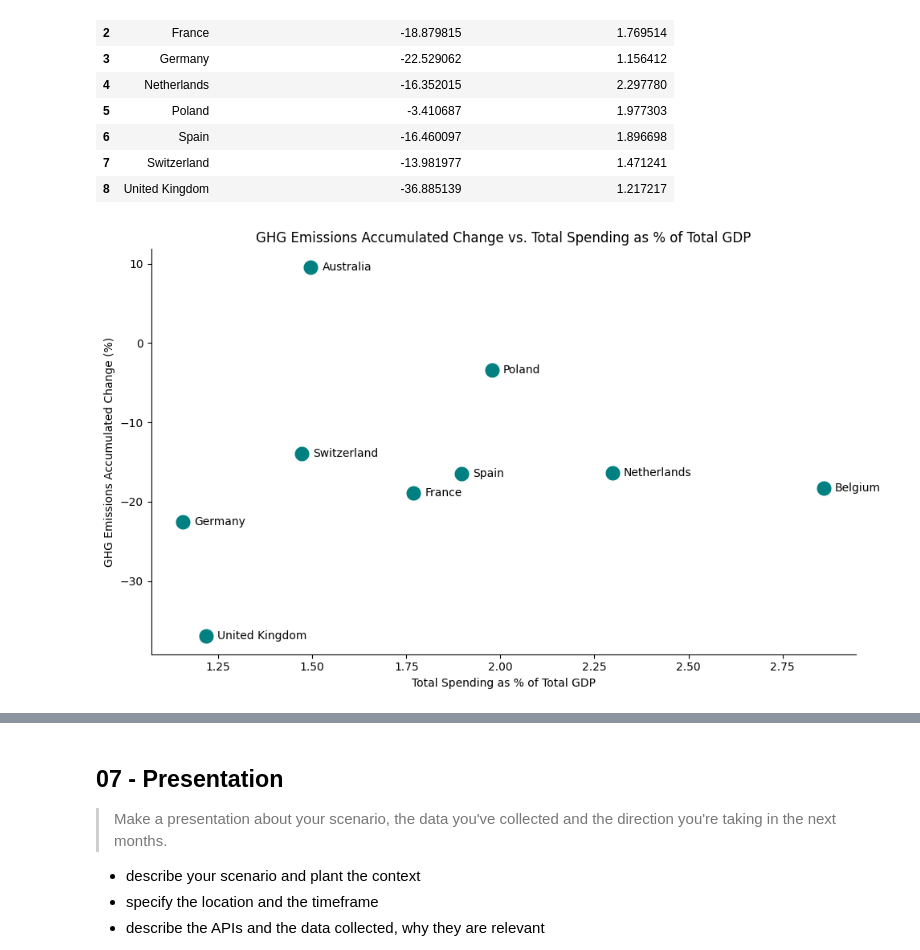
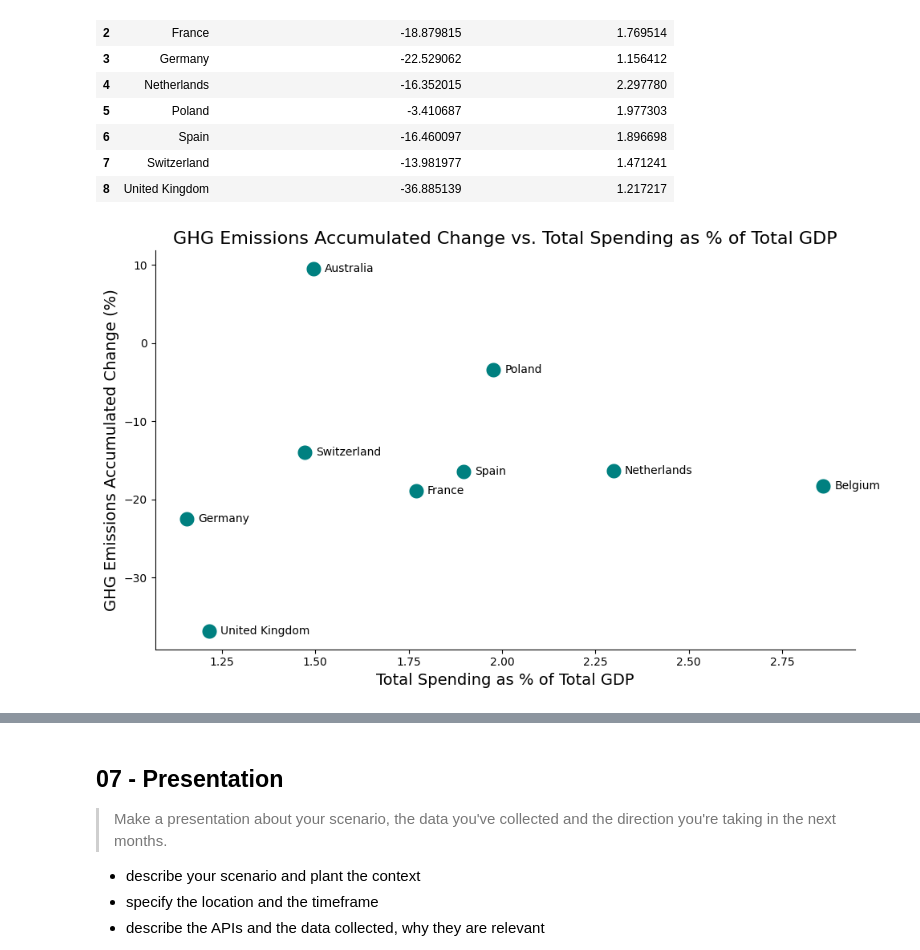
Before and after one commit to cedrickopp-esmt/data_wrangling_team_pluto, a Jupyter notebook: Team_pluto_part03.ipynb, the cells around one changed output, grey strips where cells are left out. Cells and saved outputs as stored; diff of their text form; code cells hidden in the pictures.

```diff
--- a/Team_pluto_part03.ipynb
+++ b/Team_pluto_part03.ipynb
@@ -375,36 +371,36 @@ display(accumulated_change[['Country', 'GHG Emissions Accumulated Change (%)', '
 # %%
 plt.figure(figsize=(10, 6))
 scatterplot = sns.scatterplot(
     data=accumulated_change,
     x='Total Spending as % of Total GDP',
     y='GHG Emissions Accumulated Change (%)',
     s=200,
     color='teal'
 )
-plt.title('GHG Emissions Accumulated Change vs. Total Spending as % of Total GDP')
-plt.xlabel('Total Spending as % of Total GDP')
-plt.ylabel('GHG Emissions Accumulated Change (%)')
+plt.title('GHG Emissions Accumulated Change vs. Total Spending as % of Total GDP', fontsize=16)
+plt.xlabel('Total Spending as % of Total GDP', fontsize=14)
+plt.ylabel('GHG Emissions Accumulated Change (%)', fontsize=14)
 
 plt.grid(False)
 
 plt.gca().spines['top'].set_visible(False)
 plt.gca().spines['right'].set_visible(False)
 
 
 for i in range(len(accumulated_change)):
     plt.text(
         accumulated_change['Total Spending as % of Total GDP'][i] + 0.03,
         accumulated_change['GHG Emissions Accumulated Change (%)'][i],
         accumulated_change['Country'][i],
         fontsize=10,
         ha='left',
         va='center'
     )
 
 plt.tight_layout()
 plt.show()
 # %% [output]
-[figure, old version]
+[figure, new version]
 # %%
 countries = ['United Kingdom', 'France']
 columns = [
```
Also changed, not shown: parts of 5 cells of this notebook, 2 other files.
